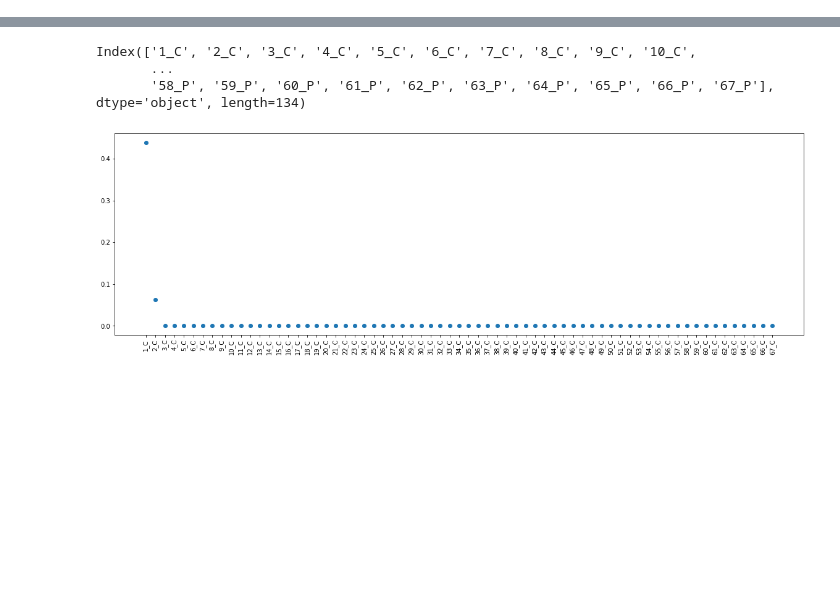
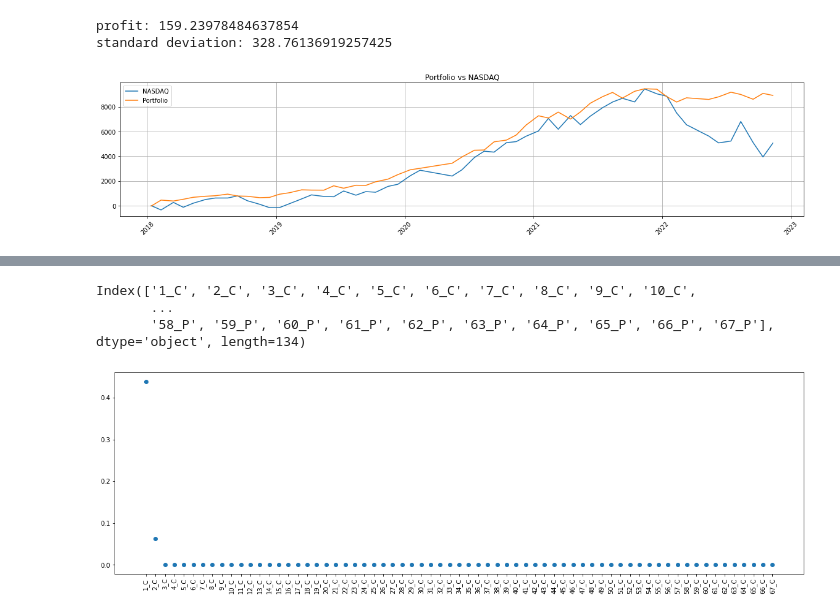
Before and after one commit to heethsur/WinterWorkshop2k24, a Jupyter notebook: Optimizer/option.ipynb, the cells around one changed output, grey strips where cells are left out. Saved outputs shown, nothing was run; the diff lists cells and outputs as text; code cells hidden in the pictures; blank space fills up the shorter version.

```diff
--- a/Optimizer/option.ipynb
+++ b/Optimizer/option.ipynb
@@ -271,0 +119,15 @@ plt.show()
+# %%
+# find the nearest strike data for each point
+
+pnl_2 = pd.merge(pd.DataFrame({'quote_date': newdf['quote_date'].unique()}), pd.DataFrame({'no': list(range(1,length+1)),'strike': points}), how='cross')
+
+pnl_2[['vol_adj_strike', 'pnl_long_Call','pnl_long_Put','pnl_short_Call','pnl_short_Put']] = [0,0,0,0,0]
+
+for index, row in pnl_2.iterrows():
+    selection = newdf[(newdf['quote_date'] == row['quote_date'])].iloc[(newdf[(newdf['quote_date'] == row['quote_date'])]['vol_adj_strike'] - row['strike']).abs().argsort()[:1]]
+    if abs(selection['vol_adj_strike'].values[0] - row['strike'])<=(high-low)/(length-1):
+        pnl_2.at[index, 'vol_adj_strike'] = selection['vol_adj_strike'].values[0]
+        pnl_2.at[index, 'pnl_long_Call'] = selection['pnl_long_Call'].values[0]
+        pnl_2.at[index, 'pnl_long_Put'] = selection['pnl_long_Put'].values[0]
+        pnl_2.at[index, 'pnl_short_Call'] = selection['pnl_short_Call'].values[0]
+        pnl_2.at[index, 'pnl_short_Put'] = selection['pnl_short_Put'].values[0]
@@ -271,0 +228,23 @@ plt.show()
+# %%
+print('profit:', w.value.T @ mu)
+print('standard deviation:', np.sqrt(w.value.T @ Sigma @ w.value))
+# %% [output]
+profit: 159.23978484637854
+standard deviation: 328.76136919257425
+# %%
+nasdaq_1 = nasdaq[nasdaq['Date'].isin(quote_dates)]
+nasdaq_1.set_index('Date', inplace=True)
+# %%
+portfolio = np.cumsum(option_PNL@w.value.T)
+portfolio.index = pd.to_datetime(portfolio.index)
+# %%
+plt.figure(figsize=(20,4))
+plt.grid()
+plt.plot(nasdaq_1['Close/Last']-nasdaq_1.loc['2018-01-12', ['Close/Last']].values[0], label='NASDAQ')
+plt.plot(portfolio, label = 'Portfolio')
+plt.xticks(rotation=45)
+plt.legend()
+plt.title('Portfolio vs NASDAQ')
+plt.show()
+# %% [output]
+[figure, added]
```
Also changed, not shown: parts of 66 cells of this notebook.
